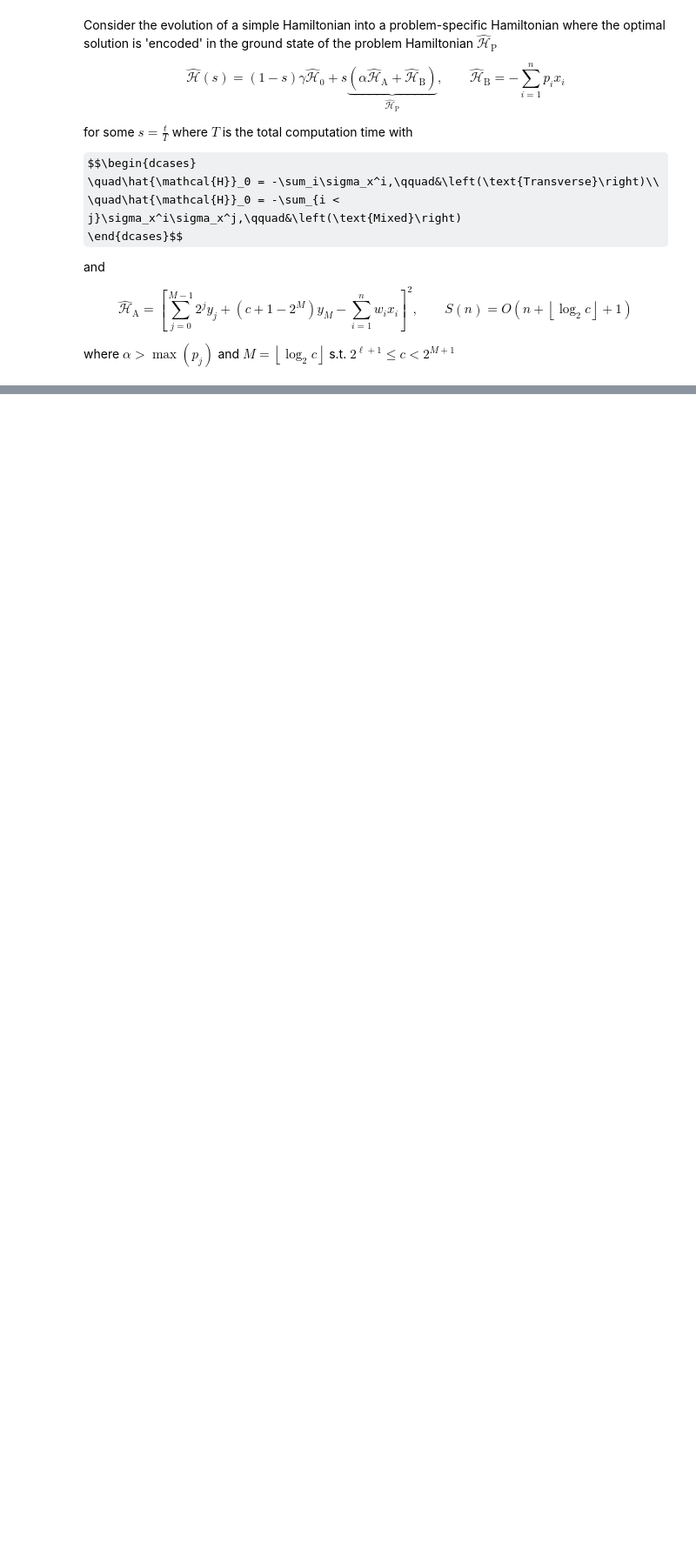
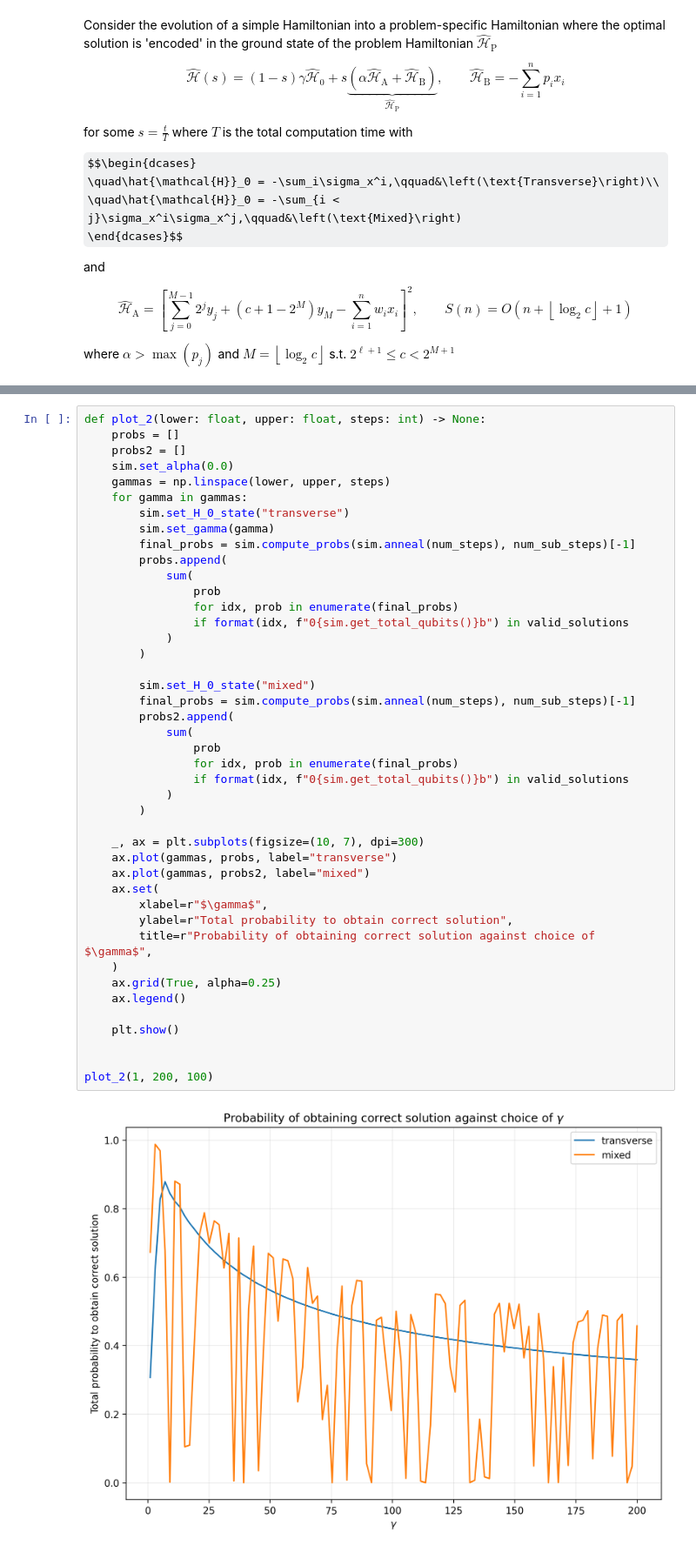
Before and after one commit to raw-asparagus/SP3172, a Jupyter notebook: quantum_annealing/main.ipynb, the cells around one changed output, grey strips where cells are left out. Shown at 87% size. Saved outputs shown, nothing was run; the diff lists cells and outputs as text; some formulas as TeX source; blank space fills up the shorter version.

```diff
--- a/quantum_annealing/main.ipynb
+++ b/quantum_annealing/main.ipynb
@@ -151,0 +168,45 @@ prob_matrix = np.zeros((alphas.shape[0], gammas.shape[0]))
+# %%
+def plot_2(lower: float, upper: float, steps: int) -> None:
+    probs = []
+    probs2 = []
+    sim.set_alpha(0.0)
+    gammas = np.linspace(lower, upper, steps)
+    for gamma in gammas:
+        sim.set_H_0_state("transverse")
+        sim.set_gamma(gamma)
+        final_probs = sim.compute_probs(sim.anneal(num_steps), num_sub_steps)[-1]
+        probs.append(
+            sum(
+                prob
+                for idx, prob in enumerate(final_probs)
+                if format(idx, f"0{sim.get_total_qubits()}b") in valid_solutions
+            )
+        )
+
+        sim.set_H_0_state("mixed")
+        final_probs = sim.compute_probs(sim.anneal(num_steps), num_sub_steps)[-1]
+        probs2.append(
+            sum(
+                prob
+                for idx, prob in enumerate(final_probs)
+                if format(idx, f"0{sim.get_total_qubits()}b") in valid_solutions
+            )
+        )
+
+    _, ax = plt.subplots(figsize=(10, 7), dpi=300)
+    ax.plot(gammas, probs, label="transverse")
+    ax.plot(gammas, probs2, label="mixed")
+    ax.set(
+        xlabel=r"$\gamma$",
+        ylabel=r"Total probability to obtain correct solution",
+        title=r"Probability of obtaining correct solution against choice of $\gamma$",
+    )
+    ax.grid(True, alpha=0.25)
+    ax.legend()
+
+    plt.show()
+
+
+plot_2(1, 200, 100)
+# %% [output]
+[figure, added]
```
Also changed, not shown: parts of 10 cells of this notebook, 4 other files.
